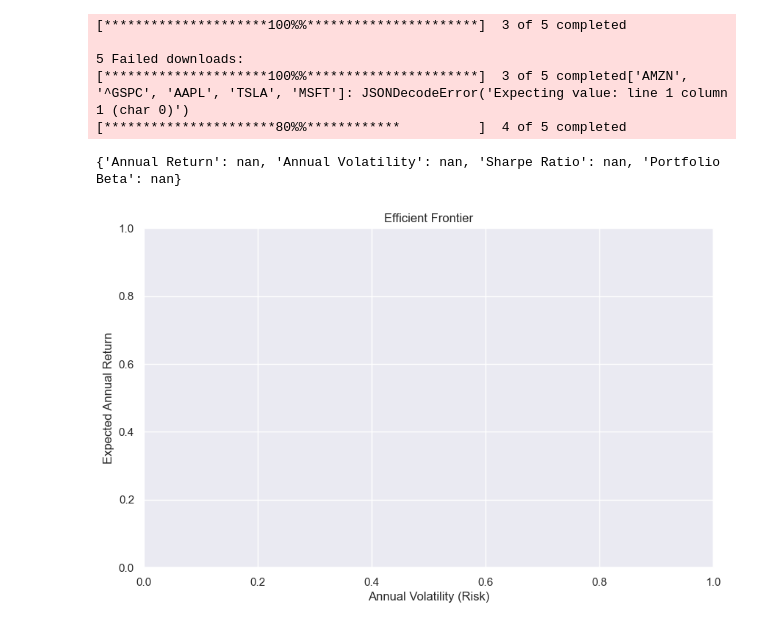
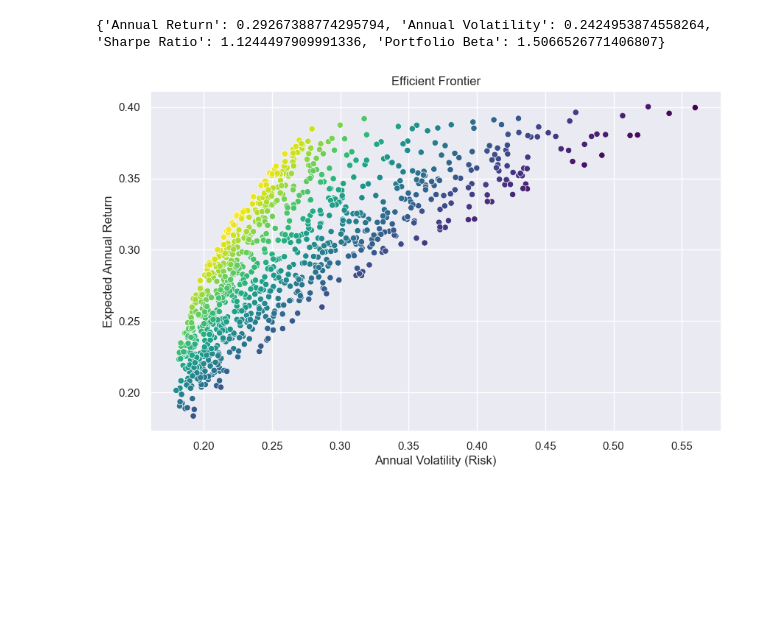
Before and after one commit to Ajaiah-D/Portfolio-Risk-Analysis, a Jupyter notebook: Portfolio.ipynb, the cells around one changed output. Drawn from its saved outputs; the diff is of its cells as text; code cells hidden in the pictures; blank space fills up the shorter version.

Commit message:
using polygon api instead, successfull simulation

```diff
--- a/Portfolio.ipynb
+++ b/Portfolio.ipynb
@@ -7 +28,13 @@ import matplotlib.pyplot as plt
+# %%
+tickers = ['AAPL', 'MSFT', 'TSLA', 'AMZN']
+api_key = "jg2eLsXS4qQz3_7Sm6ehprrEZNNfKVuT"
+start = "2023-01-01"
+end = "2024-12-31"
+# %%
+all_prices = {}
+for ticker in tickers:
+    df = fetch_polygon_data(ticker, start, end, api_key)
+    all_prices[ticker] = df["Close"]
+
+prices = pd.DataFrame(all_prices)
 # %%
@@ -75,25 +108,27 @@ def plot_frontier(df):
     plt.ylabel('Expected Annual Return')
     plt.show()
 # %%
-tickers = ['AAPL', 'MSFT', 'TSLA', 'AMZN', '^GSPC']
+tickers = ['AAPL', 'MSFT', 'TSLA', 'AMZN', 'SPY']
 start = '2023-01-01'
 end = '2024-12-31'
+api_key = "jg2eLsXS4qQz3_7Sm6ehprrEZNNfKVuT"
 
-prices = fetch_data(tickers, start, end)
+all_prices = {}
+for ticker in tickers:
+    df = fetch_polygon_data(ticker, start, end, api_key)
+    all_prices[ticker] = df["Close"]
+
+prices = pd.DataFrame(all_prices)
+
 returns = calc_returns(prices)
-betas = calc_betas(returns, '^GSPC')
+betas = calc_betas(returns, 'SPY')
 
 weights = {'AAPL': 0.25, 'MSFT': 0.25, 'TSLA': 0.25, 'AMZN': 0.25}
-metrics = portfolio_metrics(returns, weights, betas, '^GSPC')
+metrics = portfolio_metrics(returns, weights, betas, 'SPY')
 print(metrics)
 
-sim_df = simulate_portfolios(returns, '^GSPC')
+sim_df = simulate_portfolios(returns, 'SPY')
 plot_frontier(sim_df)
 # %% [output]
-[*********************100%%**********************]  3 of 5 completed
-
-5 Failed downloads:
-[*********************100%%**********************]  3 of 5 completed['AMZN', '^GSPC', 'AAPL', 'TSLA', 'MSFT']: JSONDecodeError('Expecting value: line 1 column 1 (char 0)')
-[**********************80%%************          ]  4 of 5 completed
+{'Annual Return': 0.29267388774295794, 'Annual Volatility': 0.2424953874558264, 'Sharpe Ratio': 1.1244497909991336, 'Portfolio Beta': 1.5066526771406807}
-{'Annual Return': nan, 'Annual Volatility': nan, 'Sharpe Ratio': nan, 'Portfolio Beta': nan}
-[figure, old version]
+[figure, new version]
```
Also changed, not shown: parts of 4 cells of this notebook.
